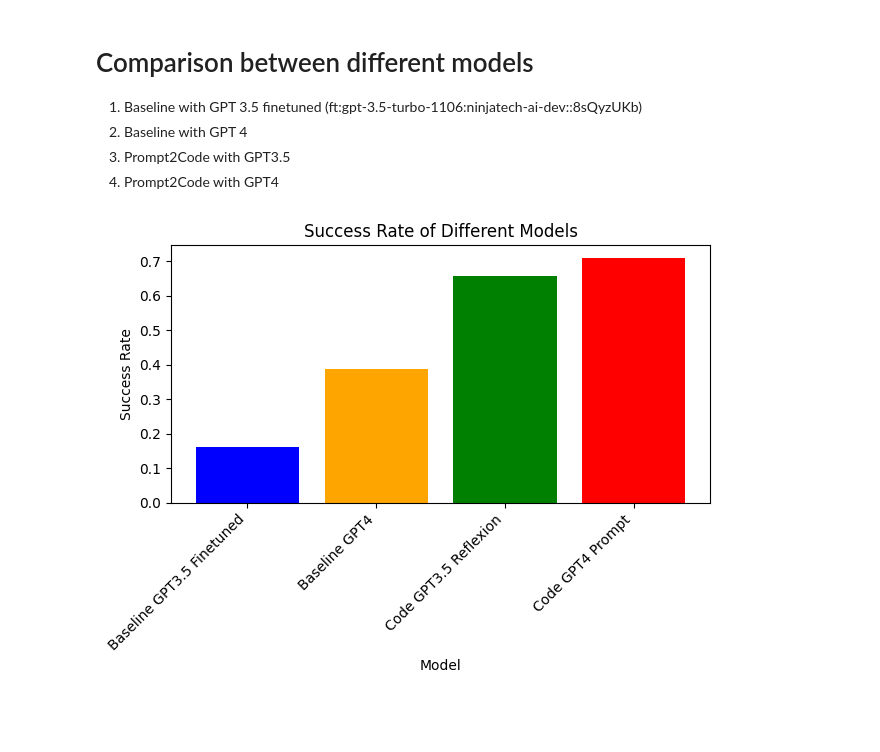
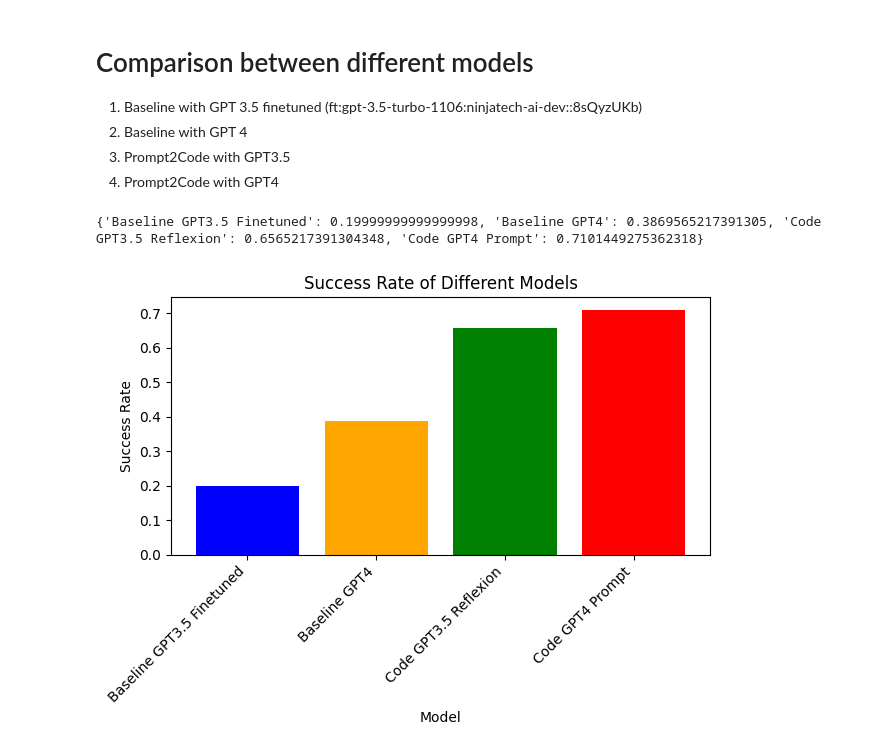
Before and after one commit to Tianyu-Liu11/CalenderTest, a Jupyter notebook: results/result_analysis.ipynb, the cells around one changed output. Cells and saved outputs as stored; diff of their text form; code cells hidden in the pictures; blank space fills up the shorter version.

```diff
--- a/results/result_analysis.ipynb
+++ b/results/result_analysis.ipynb
@@ -19,11 +19,11 @@ import numpy as np
 # Define the datasets
 
 result_baseline_with_GPT3_5_finetuned = [
-    {'success': 8, 'wrong_answer': 38, 'error': 0},
+    {'success': 12, 'wrong_answer': 34, 'error': 0},
     {'success': 7, 'wrong_answer': 39, 'error': 0},
-    {'success': 4, 'wrong_answer': 42, 'error': 0},
-    {'success': 10, 'wrong_answer': 36, 'error': 0},
-    {'success': 8, 'wrong_answer': 38, 'error': 0}
+    {'success': 9, 'wrong_answer': 37, 'error': 0},
+    {'success': 9, 'wrong_answer': 37, 'error': 0},
+    {'success': 9, 'wrong_answer': 37, 'error': 0}
 ]
 
 result_baseline_with_GPT4 = [
@@ -58,31 +58,34 @@ def calculate_average_rates(result_list):
     total_questions = sum(result_list[0].values())
     success_sum = sum(result['success'] for result in result_list)
     error_sum = sum(result['error'] for result in result_list)
     average_success_rate = success_sum / total_records/total_questions
     average_exec_rate = 1- error_sum / total_records/total_questions
     return average_success_rate, average_exec_rate
 
 success_baseline_GPT3_5, execution_baseline_GPT3_5 = calculate_average_rates(result_baseline_with_GPT3_5_finetuned)
 success_baseline_with_GPT4, execution_baseline_with_GPT4 = calculate_average_rates(result_baseline_with_GPT4)
 success_code_GPT3_5_reflexion, execution_code_GPT3_5_reflexion = calculate_average_rates(result_prompt_GPT3_5_reflexion)
 success_code_GPT4, execution_code_GPT4 = calculate_average_rates(result_prompt_GPT4)
 
 
 # Calculate success rates for each model
 success_rates = {
     "Baseline GPT3.5 Finetuned": success_baseline_GPT3_5,
     "Baseline GPT4":             success_baseline_with_GPT4,
     "Code GPT3.5 Reflexion":     success_code_GPT3_5_reflexion,
     "Code GPT4 Prompt":          success_code_GPT4
 }
 
+print(success_rates)
+
 # Plot the histogram
 plt.bar(success_rates.keys(), success_rates.values(), color=['blue', 'orange', 'green', 'red'])
 plt.xlabel('Model')
 plt.ylabel('Success Rate')
 plt.title('Success Rate of Different Models')
 plt.xticks(rotation=45, ha='right')
 plt.tight_layout()
 plt.show()
 # %% [output]
+{'Baseline GPT3.5 Finetuned': 0.19999999999999998, 'Baseline GPT4': 0.3869565217391305, 'Code GPT3.5 Reflexion': 0.6565217391304348, 'Code GPT4 Prompt': 0.7101449275362318}
-[figure, old version]
+[figure, new version]
```
Also changed, not shown: 10 other files.
